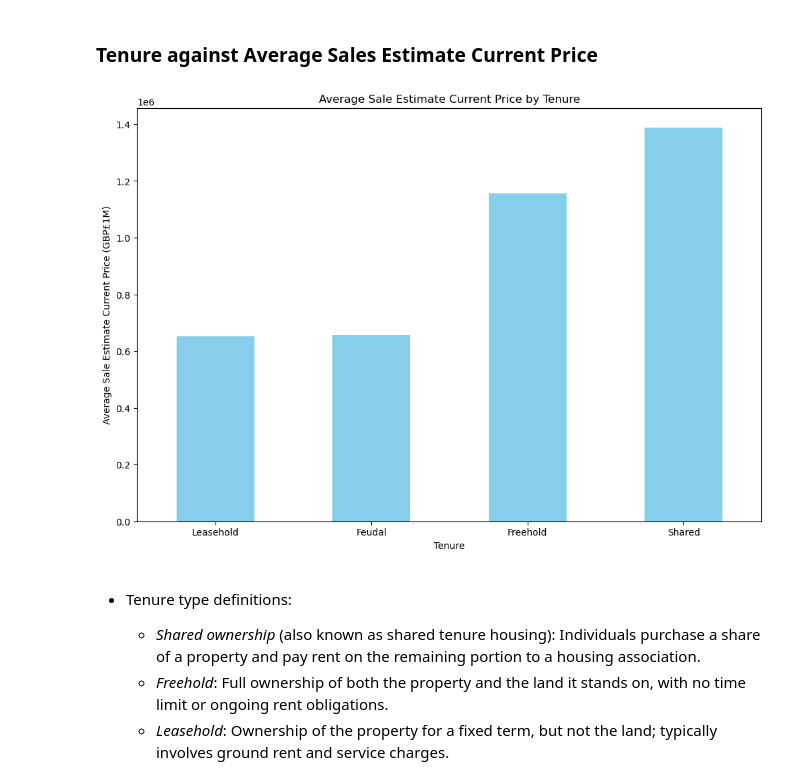
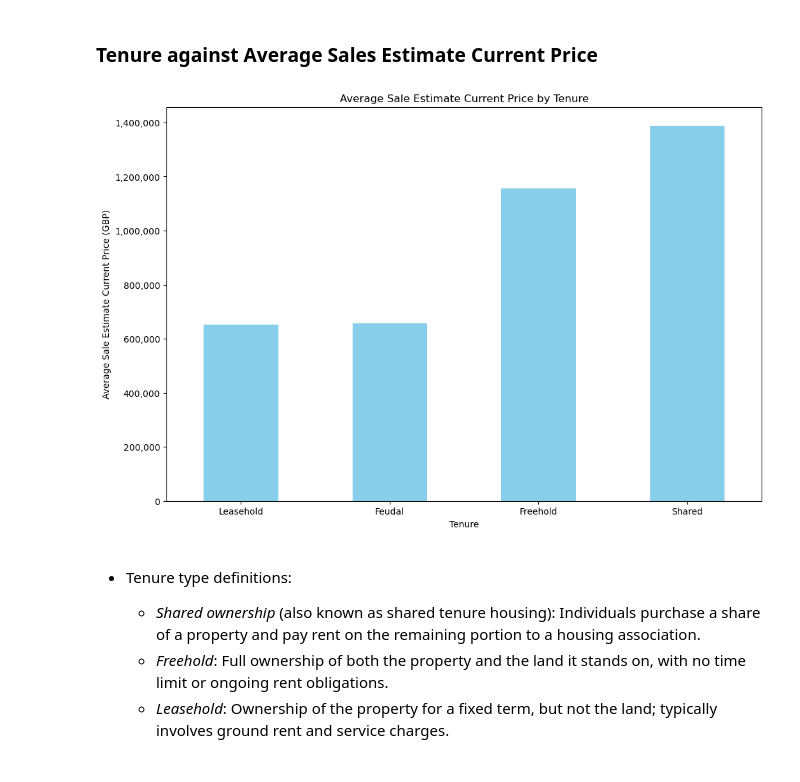
Before and after one commit to SanjayRaju2000/London-House-Price-Prediction, a Jupyter notebook: notebooks/02-eda.ipynb, the cells around one changed output. Cells and saved outputs as stored; diff of their text form; code cells hidden in the pictures.

Commit message:
EDA Notebook - Adjusting values on plot axis

```diff
--- a/notebooks/02-eda.ipynb
+++ b/notebooks/02-eda.ipynb
@@ -295,22 +295,26 @@ plt.show()
 # %%
 # Calculating mean saleEstimate_currentPrice for each number of bathrooms
 tenure_prices = clean_house_df.groupby('tenure')['saleEstimate_currentPrice'].mean()
 
 # Sort the results by the sale estimate values in ascending order
 tenure_prices = tenure_prices.sort_values()
 
 # Plotting bar chart
 plt.figure(figsize=(12, 8))
 tenure_prices.plot(kind='bar', color='skyblue')
 plt.title('Average Sale Estimate Current Price by Tenure')
 plt.xlabel('Tenure')
-plt.ylabel('Average Sale Estimate Current Price (GBP£1M)')
+plt.ylabel('Average Sale Estimate Current Price (GBP)')
 plt.xticks(rotation=0)
+
+# Formatting the y-axis to show labels as currency
+plt.gca().get_yaxis().set_major_formatter(
+    plt.FuncFormatter(lambda x, p: format(int(x), ',')))  # Adds commas to the y-axis labels
 
 # Show plot
 plt.show()
 # %% [output]
-[figure, old version]
+[figure, new version]
 # %% [markdown]
 - Tenure type definitions:
   - *Shared ownership* (also known as shared tenure housing): Individuals purchase a share of a property and pay rent on the remaining portion to a housing association.
```
Also changed, not shown: parts of 2 cells of this notebook.
